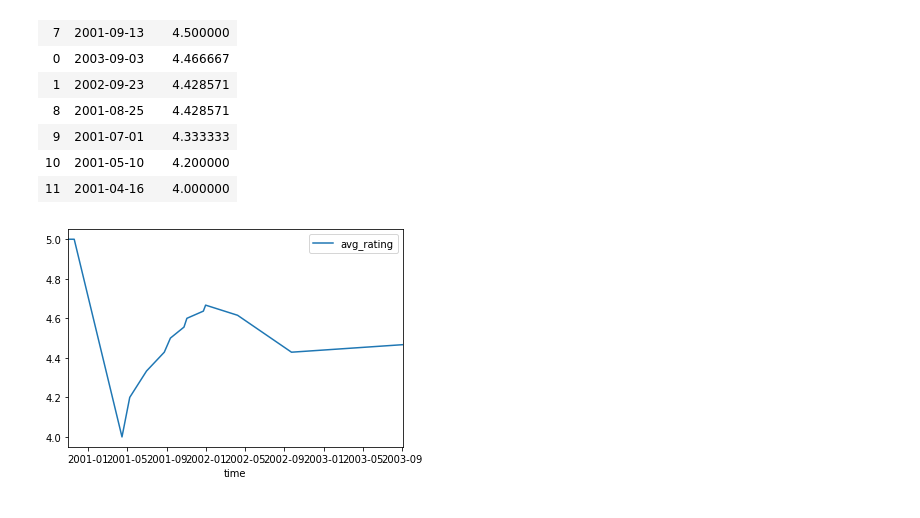
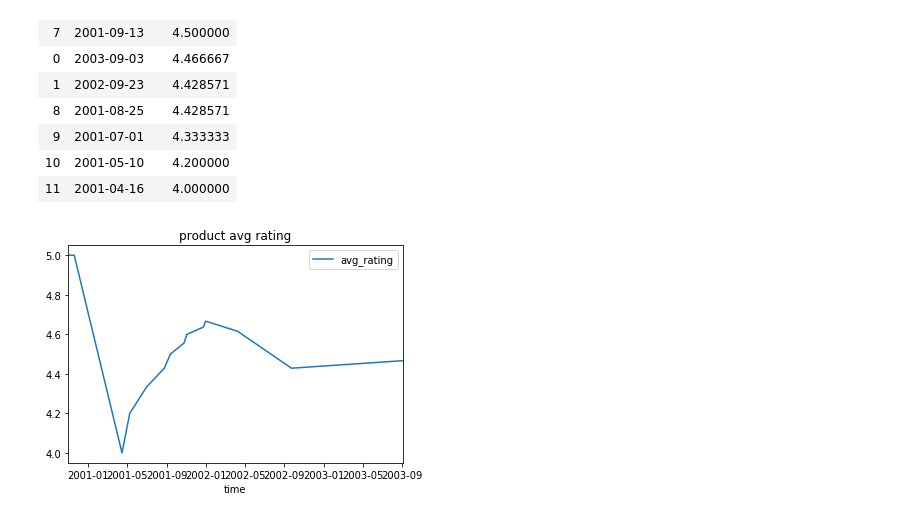
Before and after one commit to xrhd/ecommerce-dashboard, a Jupyter notebook: main.ipynb, the cells around one changed output. Drawn from its saved outputs; the diff is of its cells as text; code cells hidden in the pictures.

```diff
--- a/main.ipynb
+++ b/main.ipynb
@@ -100,6 +103,6 @@ c
 | 10 | 2001-05-10 | 4.200000 |
 | 11 | 2001-04-16 | 4.000000 |
 # %%
-c.plot(x='time', y='avg_rating');
+c.plot(title='product avg rating', x='time', y='avg_rating');
 # %% [output]
-[figure, old version]
+[figure, new version]
```
Also changed, not shown: parts of 13 cells of this notebook, 4 other files.
